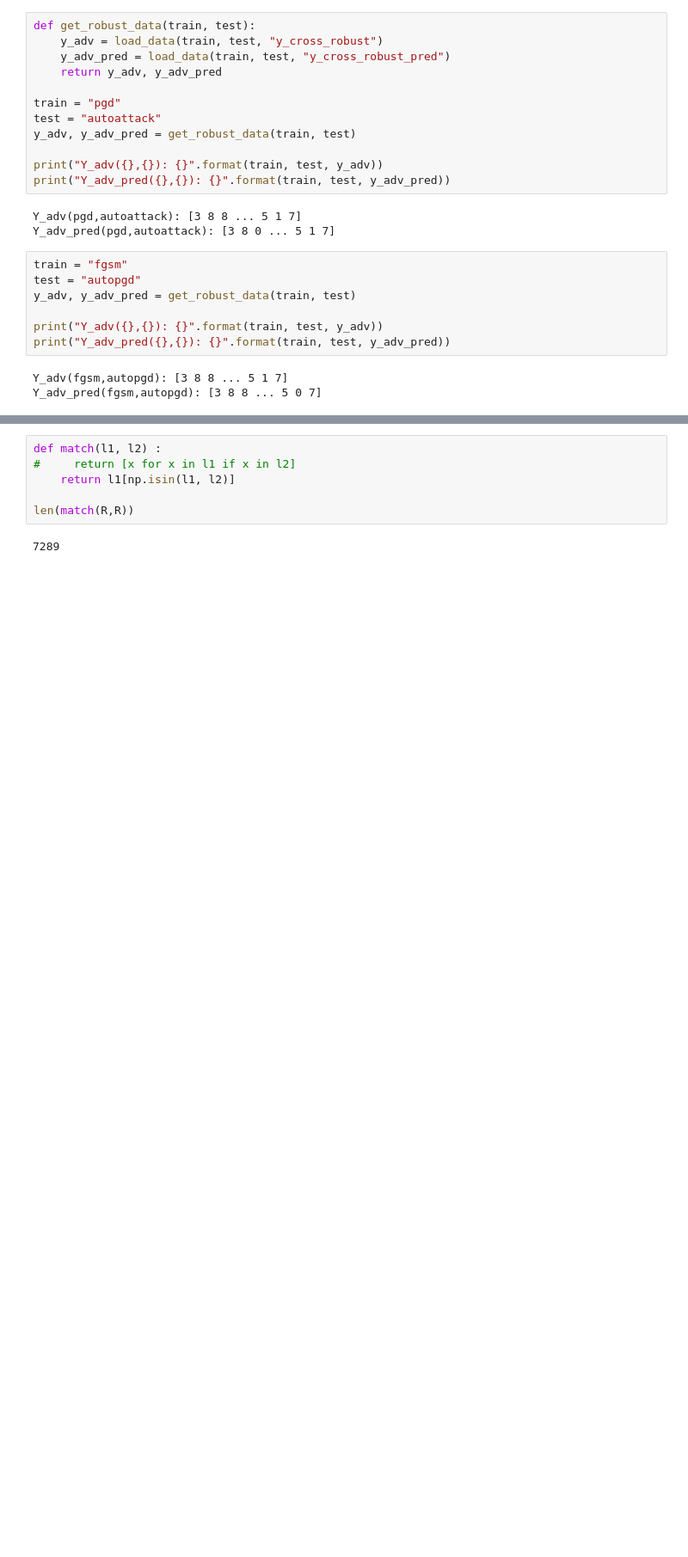
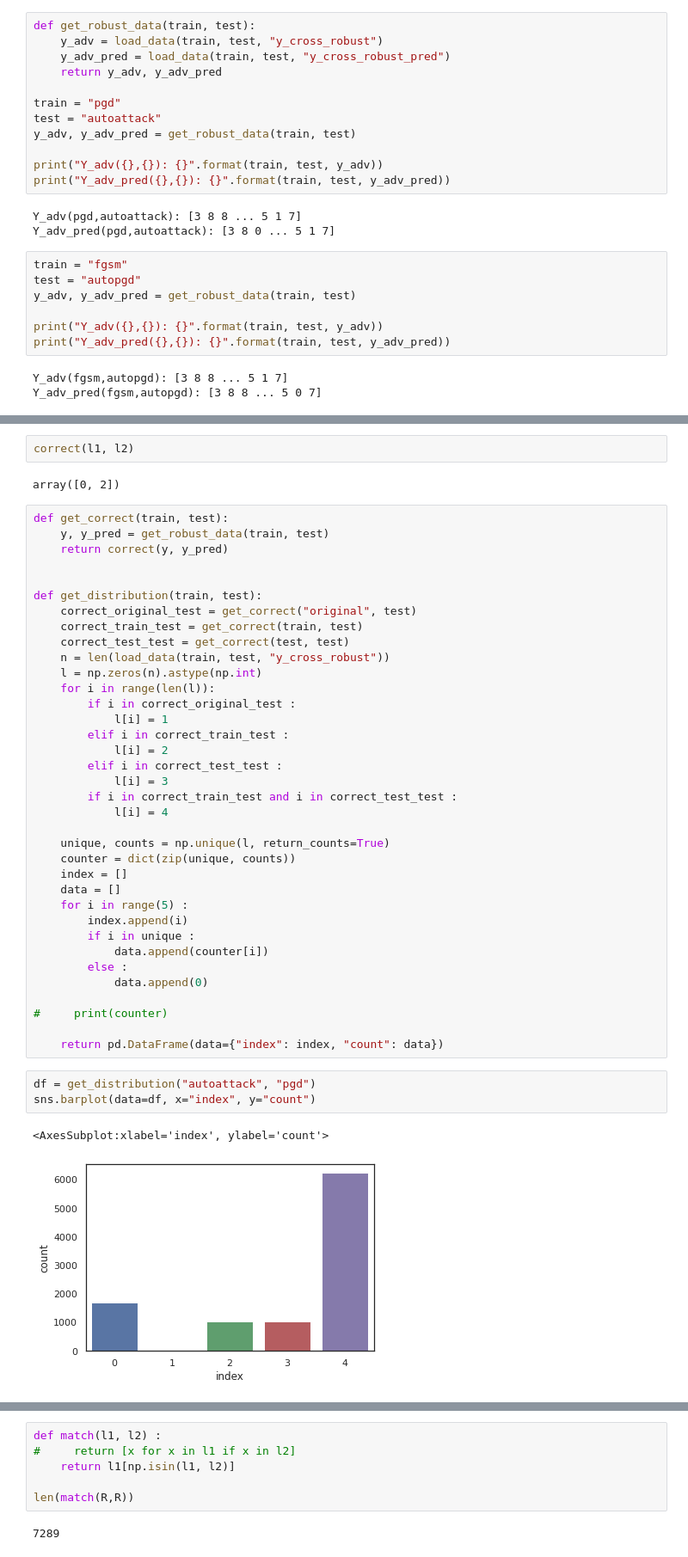
Before and after one commit to mhilmiasyrofi/attack-analysis, a Jupyter notebook: cifar10/evaluation-metric-fine-grain.ipynb, the cells around one changed output, grey strips where cells are left out. Shown at 86% size. Saved outputs shown, nothing was run; the diff lists cells and outputs as text; blank space fills up the shorter version.

```diff
--- a/cifar10/evaluation-metric-fine-grain.ipynb
+++ b/cifar10/evaluation-metric-fine-grain.ipynb
@@ -97,0 +97,46 @@ len(R)
+# %%
+correct(l1, l2)
+# %% [output]
+array([0, 2])
+# %%
+def get_correct(train, test):
+    y, y_pred = get_robust_data(train, test)
+    return correct(y, y_pred)
+
+
+def get_distribution(train, test):
+    correct_original_test = get_correct("original", test)
+    correct_train_test = get_correct(train, test)
+    correct_test_test = get_correct(test, test)
+    n = len(load_data(train, test, "y_cross_robust"))
+    l = np.zeros(n).astype(np.int)
+    for i in range(len(l)):
+        if i in correct_original_test :
+            l[i] = 1
+        elif i in correct_train_test :
+            l[i] = 2
+        elif i in correct_test_test :
+            l[i] = 3
+        if i in correct_train_test and i in correct_test_test :
+            l[i] = 4
+
+    unique, counts = np.unique(l, return_counts=True)
+    counter = dict(zip(unique, counts))
+    index = []
+    data = []
+    for i in range(5) :
+        index.append(i)
+        if i in unique :
+            data.append(counter[i])
+        else :
+            data.append(0)
+
+#     print(counter)
+
+    return pd.DataFrame(data={"index": index, "count": data})
+# %%
+df = get_distribution("autoattack", "pgd")
+sns.barplot(data=df, x="index", y="count")
+# %% [output]
+<AxesSubplot:xlabel='index', ylabel='count'>
+[figure, added]
```
Also changed, not shown: parts of 6 cells of this notebook.
